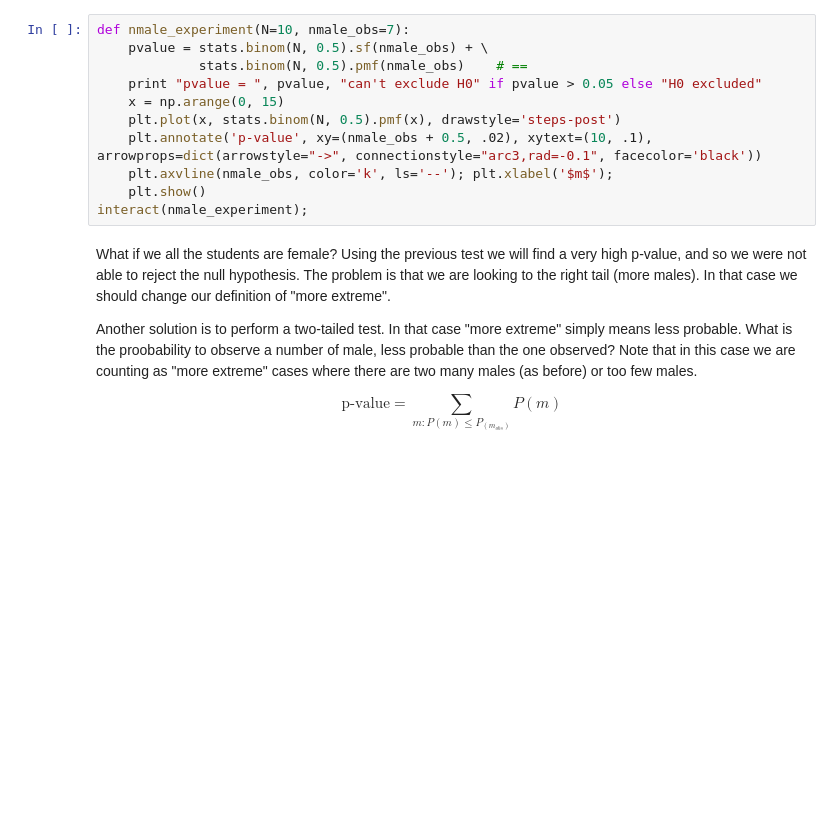
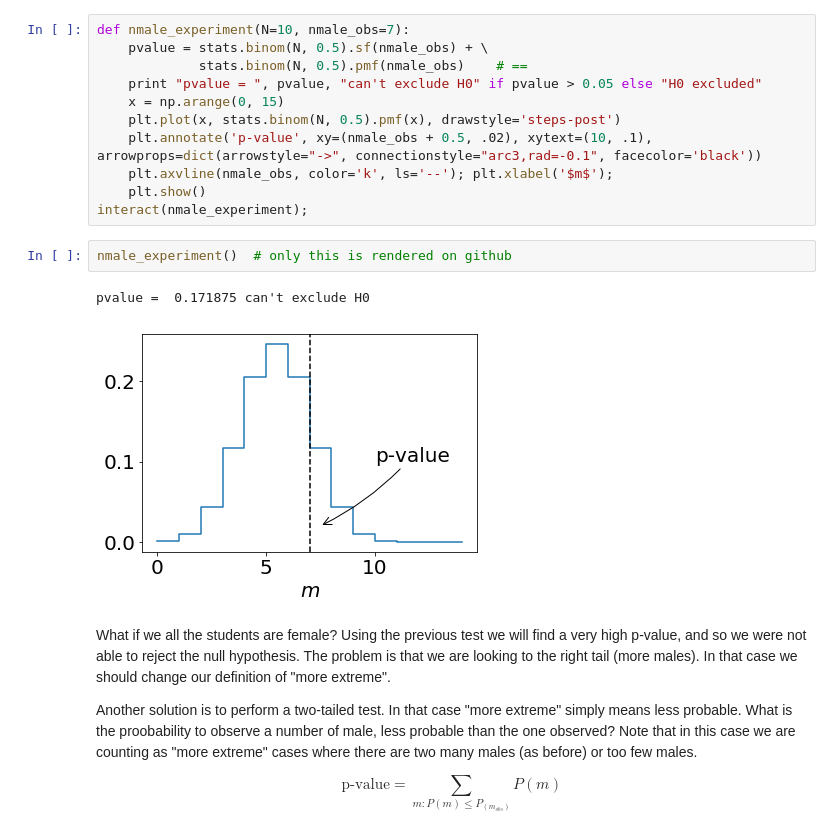
Before and after one commit to wiso/StatisticsLectures, a Jupyter notebook: Lecture1.ipynb, the cells around one changed output. Cells and saved outputs as stored; diff of their text form; blank space fills up the shorter version.

Commit message:
render interact

```diff
--- a/Lecture1.ipynb
+++ b/Lecture1.ipynb
@@ -264,6 +264,11 @@ def nmale_experiment(N=10, nmale_obs=7):
     plt.axvline(nmale_obs, color='k', ls='--'); plt.xlabel('$m$');
     plt.show()
 interact(nmale_experiment);
+# %%
+nmale_experiment()  # only this is rendered on github
+# %% [output]
+pvalue =  0.171875 can't exclude H0
+[figure, added]
 # %% [markdown]
 What if we all the students are female? Using the previous test we will find a very high p-value, and so we were not able to reject the null hypothesis. The problem is that we are looking to the right tail (more males). In that case we should change our definition of "more extreme".
 
```
Also changed, not shown: parts of 2 cells of this notebook.
